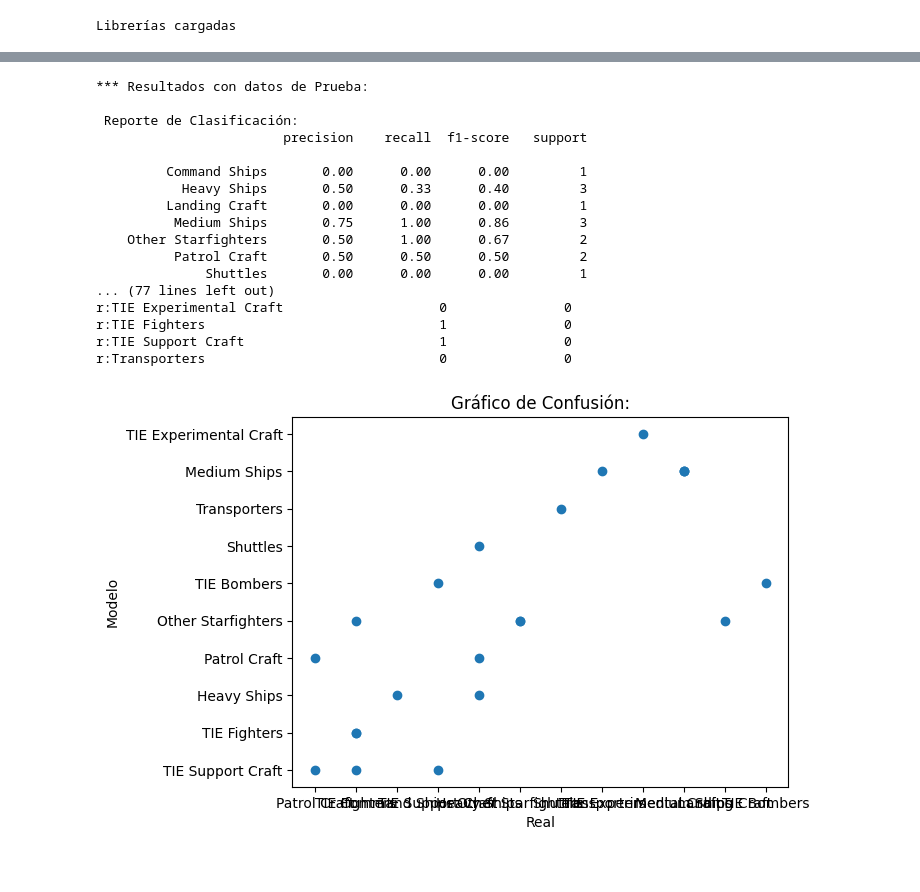
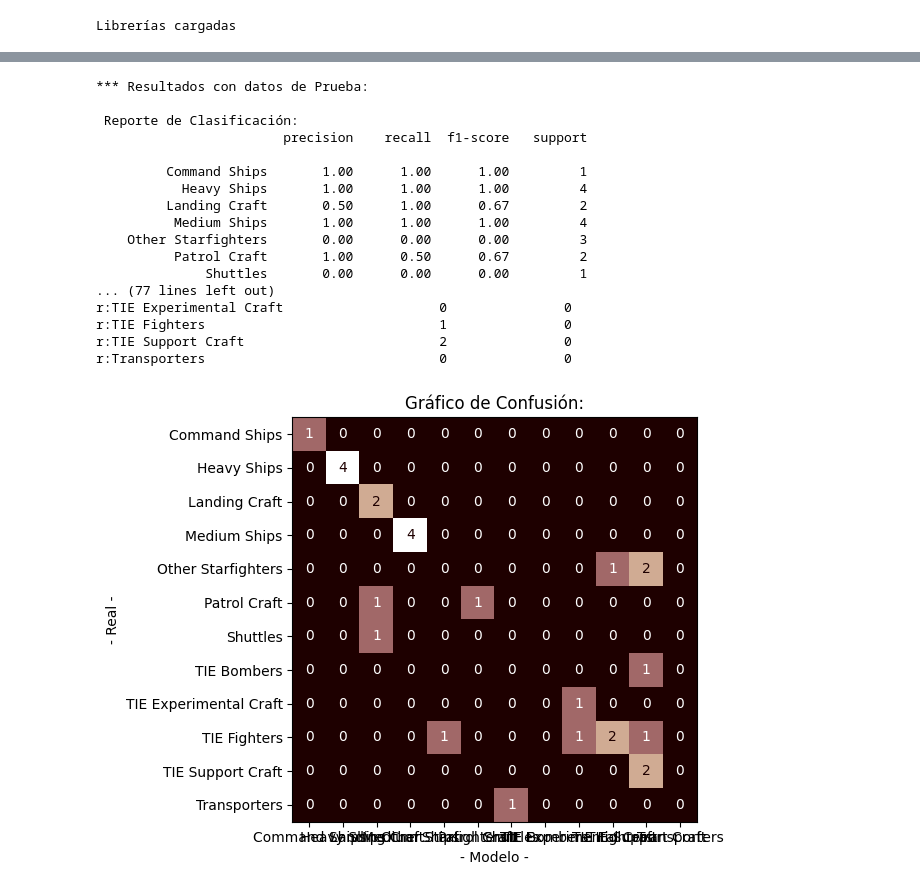
Before and after one commit to PGP-MachineLearning/demoStarWars, a Jupyter notebook: 3-Datos-AlgInduccion.ipynb, the cells around one changed output, grey strips where cells are left out. Drawn from its saved outputs; the diff is of its cells as text; code cells hidden in the pictures.

```diff
--- a/3-Datos-AlgInduccion.ipynb
+++ b/3-Datos-AlgInduccion.ipynb
@@ -36,0 +27,10 @@ Saving naves.csv to naves.csv
+# %%
+#@title Acceder al Drive
+
+# monta Google Drive:
+# Nota: la primera vez se debe confirmar el uso logueandose en "Google Drive File Stream" y obteniendo código de autentificación.
+from google.colab import drive
+drive.mount('/content/gdrive')
+
+# directorio local en Google Drive
+path = '/content/gdrive/MyDrive/IA/demoStarWars/datos/'  #@param {type:"string"}
@@ -39,14 +41,26 @@ Saving naves.csv to naves.csv
 #@title Cargar datos
 
 
+#@markdown ### Archivo de datos a utilizar:
+archivo_datos = 'naves.csv'  #@param {type:"string"}
 #@markdown ### Configuración del archivo CSV:
 delimitador_columnas = ',' #@param {type:"string"}
 
 ## selección de los parámetros
 
+# función para cargar configuración datos automática
 def cargarNombreClases(path, archivo_datos):
+  # importa definición de la clase
+  arClasesFN = archivo_datos.split('.')[0] + '_nombreClases.txt'
+  if os.path.isfile( path + '/' + arClasesFN ):
+    with open( path + '/' + arClasesFN, mode='r') as csvfile:
+        r = csv.reader(csvfile, delimiter=',')
+        auxAtributo = r.__next__()
+        auxClases = r.__next__()
+    print('\n> Definición de los valores discretos para la clase cargada de ' + arClasesFN +'.\n')
+    return auxAtributo[0], ','.join(auxClases)
+  else:
     return "", ""
-
 
 # función auxiliara para que no ejecute UI cada vez
 def hacerNada():
@@ -102,12 +116,9 @@ def funcionCambiaSeleccion_ConfigDatos(attClase, nomClases, att_entrada):
 pd.options.display.max_rows = 100
 pd.options.display.max_columns = 100
 
-
-for archivo_datos in uploaded.keys():
-  # Carga los datos del CSV y muestra los primeros
-  df = pd.read_csv(archivo_datos,  sep=delimitador_columnas, engine="python")
-  print("Archivo de datos ", archivo_datos, " cargado")
-  break
+# Carga los datos del CSV y muestra los primeros
+df = pd.read_csv(path + archivo_datos,  sep=delimitador_columnas, engine="python")
+print("Archivo de datos ", archivo_datos, " cargado")
 
 print("\n> Cabecera: ")
 print(df.head())
@@ -123,7 +134,7 @@ ClassAttributeName = ""
 
 # intenta cargar configuración asociada a los datos
 # trata de obtener la configuración del archivo asociado
-atributo_clase, nombre_clases = cargarNombreClases("", archivo_datos)
+atributo_clase, nombre_clases = cargarNombreClases(path, archivo_datos)
 
 # muestra interface para cargar configuración
 
@@ -220,7 +223,7 @@ Eliminando atributo Ship Type como de entrada dado que es clase.
 considerar_atributo_clase = "discreto - CLASIFICACION" #@param ["discreto - CLASIFICACION"]  ## , "continuo - ESTIMACION"
 
 #@markdown Porcentaje de datos para usar en el entrenamiento:
-proporcion_porcentaje_datos_entrenamiento =   80#@param {type:"integer"}
+proporcion_porcentaje_datos_entrenamiento =   75#@param {type:"integer"}
 
 print("> se considera problema de CLASIFICACIÓN \n")
 
@@ -324,15 +327,17 @@ if param_split_strategy== "Best":
 #elif param_split_strategy == "Random":
 else:
   pSpliter = "random"
-param_min_samples_split  = 0 #@param {type:"number"}
+param_min_samples_split  = 5 #@param {type:"number"}
 if param_min_samples_split  < 2:
     param_min_samples_split  = 2
-param_min_samples_leaf  = 1 #@param {type:"number"}
+param_min_samples_leaf  = 3 #@param {type:"number"}
 if param_min_samples_leaf  < 1:
     param_min_samples_leaf  = 1
 param_max_leaf_nodes = 0 #@param {type:"number"}
 if param_max_leaf_nodes < 2:
     param_max_leaf_nodes = None
+
+tipo_output_softMax = False
 
 # genera el árbol y lo muestra
 clf = tree.DecisionTreeClassifier(criterion=pCriteria,
@@ -463,27 +550,27 @@ r:Transporters                              0               3
 # %%
  #@title Evaluar modelo con datos de prueba
  # evalua al modelo entrenado
 mostrar_detalle_prueba = False #@param {type:"boolean"}
 
 # prueba con los datos de prueba
 print("\n\n*** Resultados con datos de Prueba: ")
-probarModelo(x_test, y_test, CLASES, mostrar_detalle_prueba)
+probarModelo_Clasificacion(x_test, y_test, CLASES, mostrar_detalle_prueba)
 # %% [output]
 *** Resultados con datos de Prueba:
 
  Reporte de Clasificación:
                         precision    recall  f1-score   support
 
-         Command Ships       0.00      0.00      0.00         1
-           Heavy Ships       0.50      0.33      0.40         3
-         Landing Craft       0.00      0.00      0.00         1
-          Medium Ships       0.75      1.00      0.86         3
-    Other Starfighters       0.50      1.00      0.67         2
-          Patrol Craft       0.50      0.50      0.50         2
+         Command Ships       1.00      1.00      1.00         1
+           Heavy Ships       1.00      1.00      1.00         4
+         Landing Craft       0.50      1.00      0.67         2
+          Medium Ships       1.00      1.00      1.00         4
+    Other Starfighters       0.00      0.00      0.00         3
+          Patrol Craft       1.00      0.50      0.67         2
               Shuttles       0.00      0.00      0.00         1
 ... (77 lines left out)
 r:TIE Experimental Craft                    0               0
 r:TIE Fighters                              1               0
-r:TIE Support Craft                         1               0
+r:TIE Support Craft                         2               0
 r:Transporters                              0               0
-[figure, old version]
+[figure, new version]
```
Also changed, not shown: parts of 10 cells of this notebook, 6 other files.
